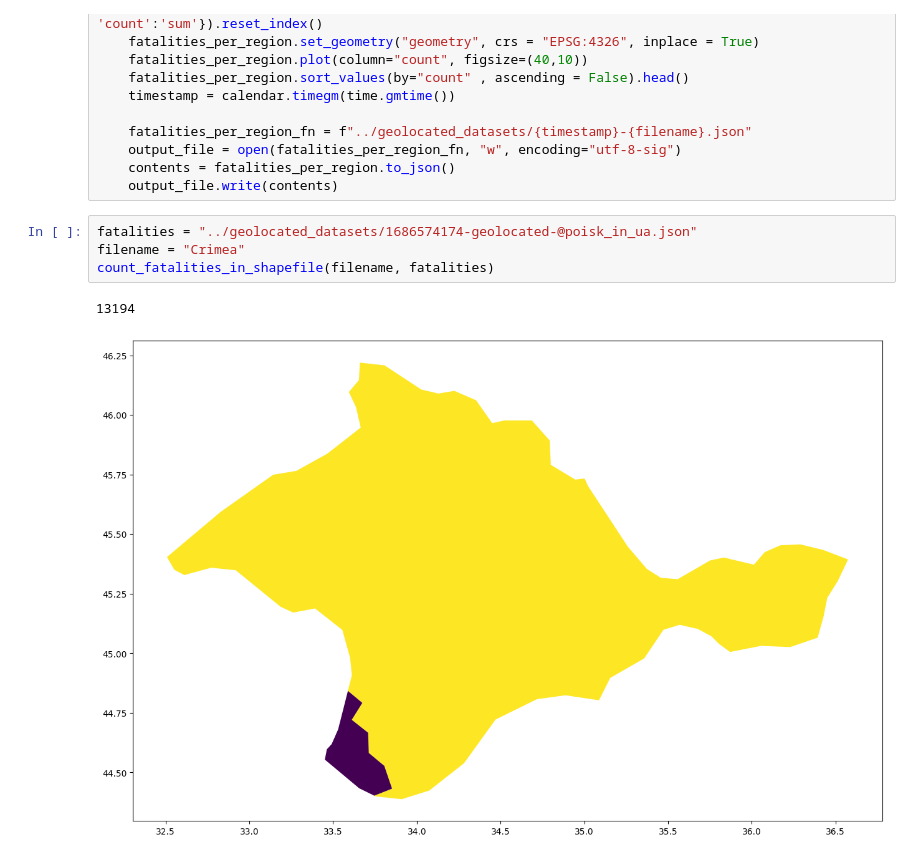
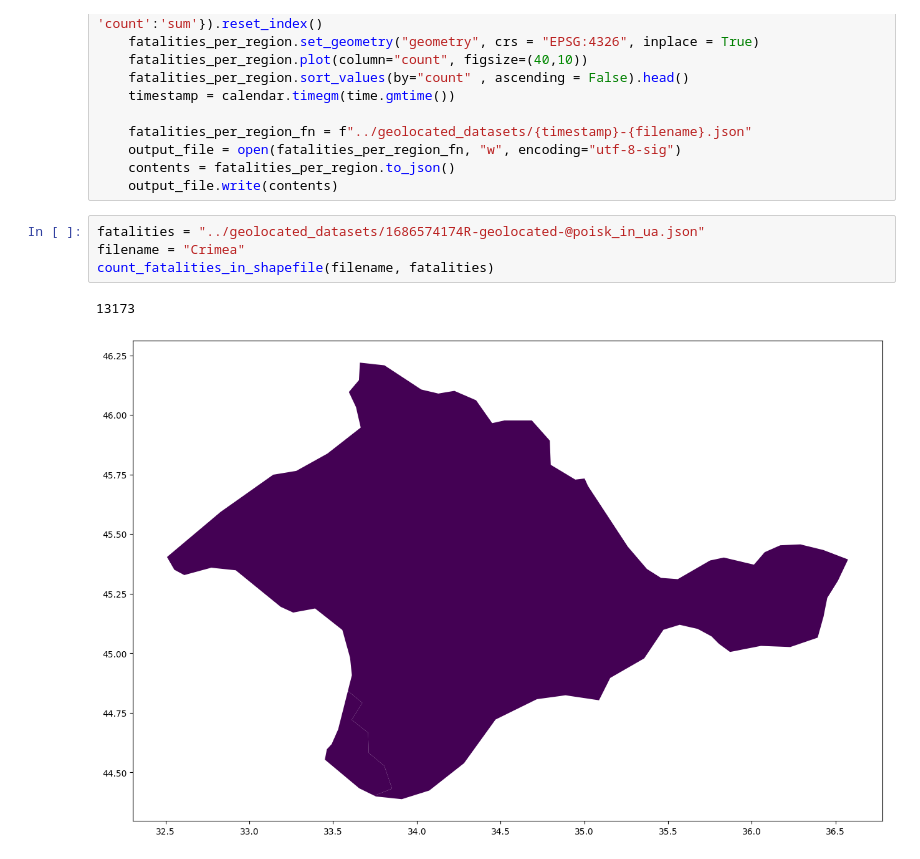
Before and after one commit to Solatrix/russian-fatalities-notebooks, a Jupyter notebook: notebooks/7. count_fatalities_from_Crimea_and_Donbass.ipynb, the cells around one changed output. Saved outputs shown, nothing was run; the diff lists cells and outputs as text.

```diff
--- a/notebooks/7. count_fatalities_from_Crimea_and_Donbass.ipynb
+++ b/notebooks/7. count_fatalities_from_Crimea_and_Donbass.ipynb
@@ -21,12 +21,12 @@ def count_fatalities_in_shapefile(filename, fatalities):
     contents = fatalities_per_region.to_json()
     output_file.write(contents)
 # %%
-fatalities = "../geolocated_datasets/1686574174-geolocated-@poisk_in_ua.json"
+fatalities = "../geolocated_datasets/1686574174R-geolocated-@poisk_in_ua.json"
 filename = "Crimea"
 count_fatalities_in_shapefile(filename, fatalities)
 # %% [output]
-13194
+13173
-[figure, old version]
+[figure, new version]
 # %%
 filename = "Donbas"
 count_fatalities_in_shapefile(filename, fatalities)
```
Also changed, not shown: parts of 1 cell of this notebook, 16 other files.
